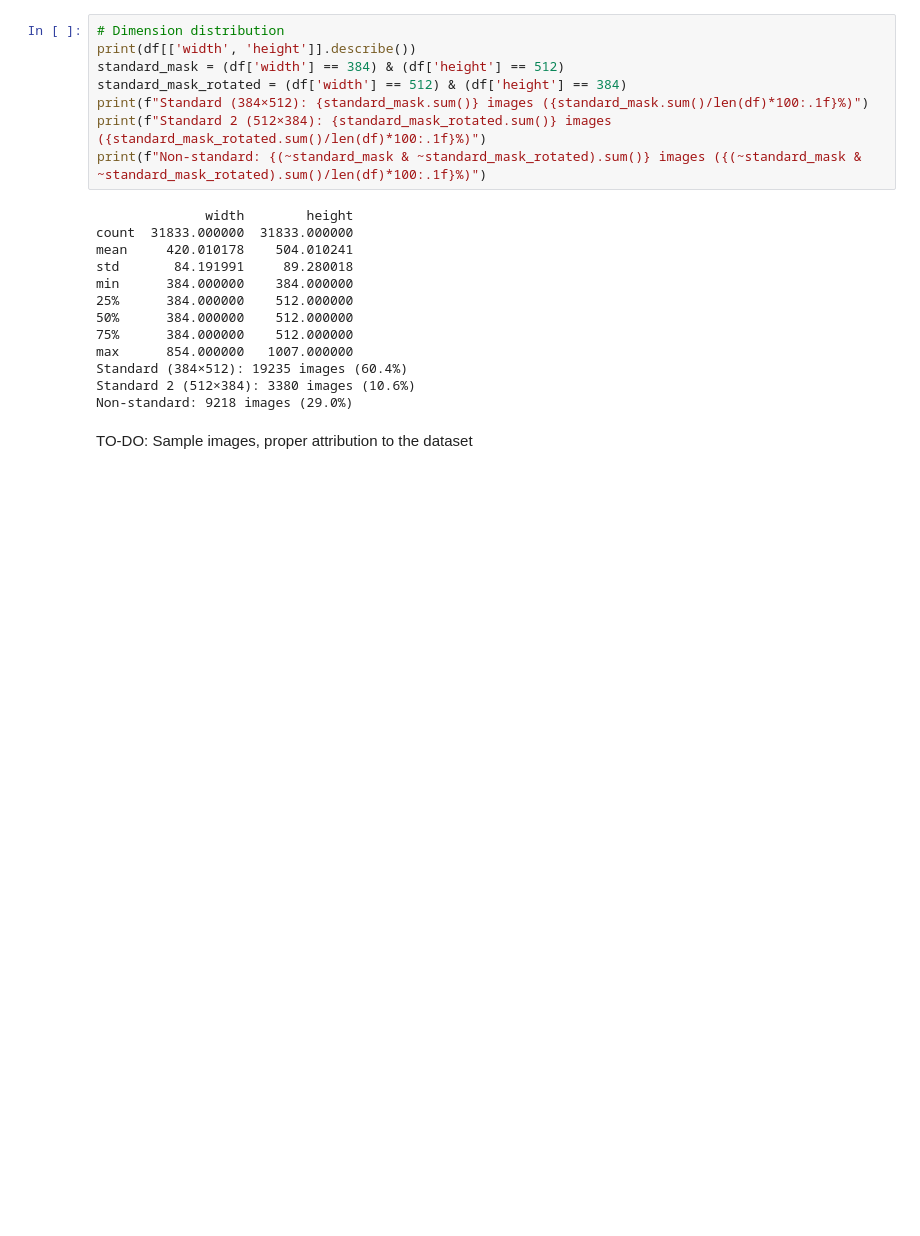
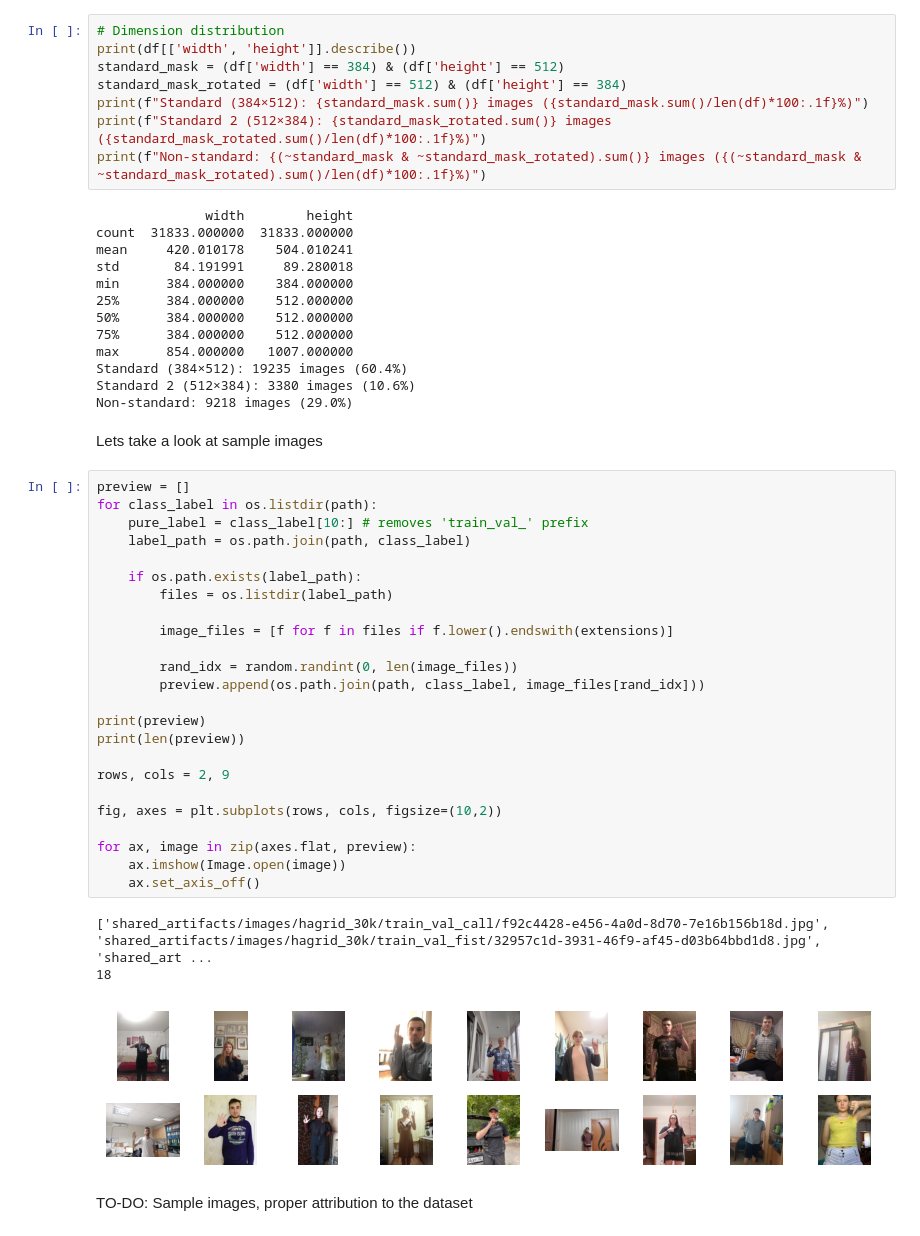
Before and after one commit to brunomaks/slideAI, a Jupyter notebook: data-analysis.ipynb, the cells around one changed output. Saved outputs shown, nothing was run; the diff lists cells and outputs as text; blank space fills up the shorter version.

Commit message:
#2 show sample images

```diff
--- a/data-analysis.ipynb
+++ b/data-analysis.ipynb
@@ -120,5 +121,35 @@ max      854.000000   1007.000000
 Standard (384×512): 19235 images (60.4%)
 Standard 2 (512×384): 3380 images (10.6%)
 Non-standard: 9218 images (29.0%)
+# %% [markdown]
+Lets take a look at sample images
+# %%
+preview = []
+for class_label in os.listdir(path):
+    pure_label = class_label[10:] # removes 'train_val_' prefix
+    label_path = os.path.join(path, class_label)
+
+    if os.path.exists(label_path):
+        files = os.listdir(label_path)
+
+        image_files = [f for f in files if f.lower().endswith(extensions)]
+
+        rand_idx = random.randint(0, len(image_files))
+        preview.append(os.path.join(path, class_label, image_files[rand_idx]))
+
+print(preview)
+print(len(preview))
+
+rows, cols = 2, 9
+
+fig, axes = plt.subplots(rows, cols, figsize=(10,2))
+
+for ax, image in zip(axes.flat, preview):
+    ax.imshow(Image.open(image))
+    ax.set_axis_off()
+# %% [output]
+['shared_artifacts/images/hagrid_30k/train_val_call/f92c4428-e456-4a0d-8d70-7e16b156b18d.jpg', 'shared_artifacts/images/hagrid_30k/train_val_fist/32957c1d-3931-46f9-af45-d03b64bbd1d8.jpg', 'shared_art ...
+18
+[figure, added]
 # %% [markdown]
 TO-DO: Sample images, proper attribution to the dataset
```
Also changed, not shown: parts of 1 cell of this notebook.
